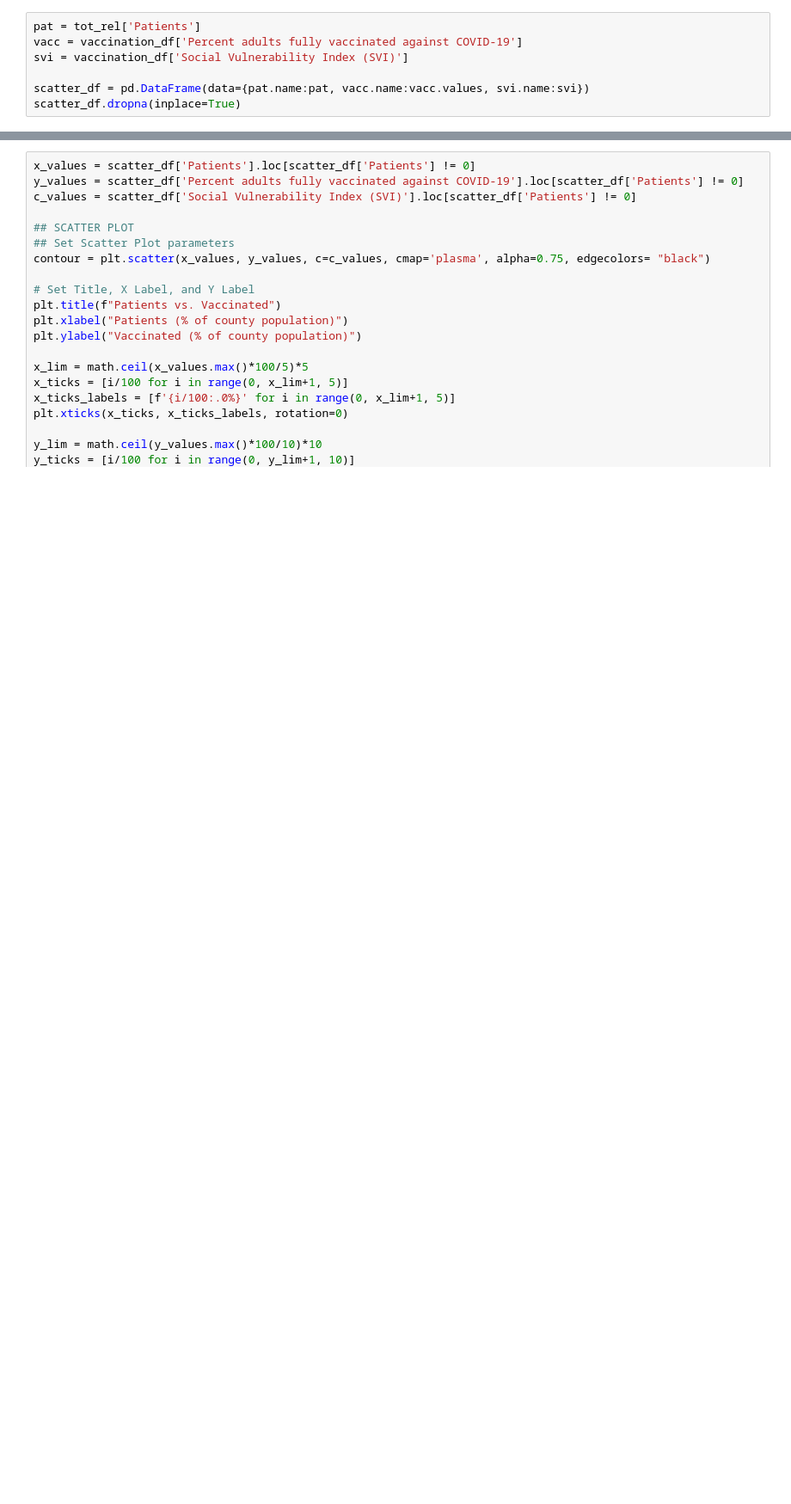
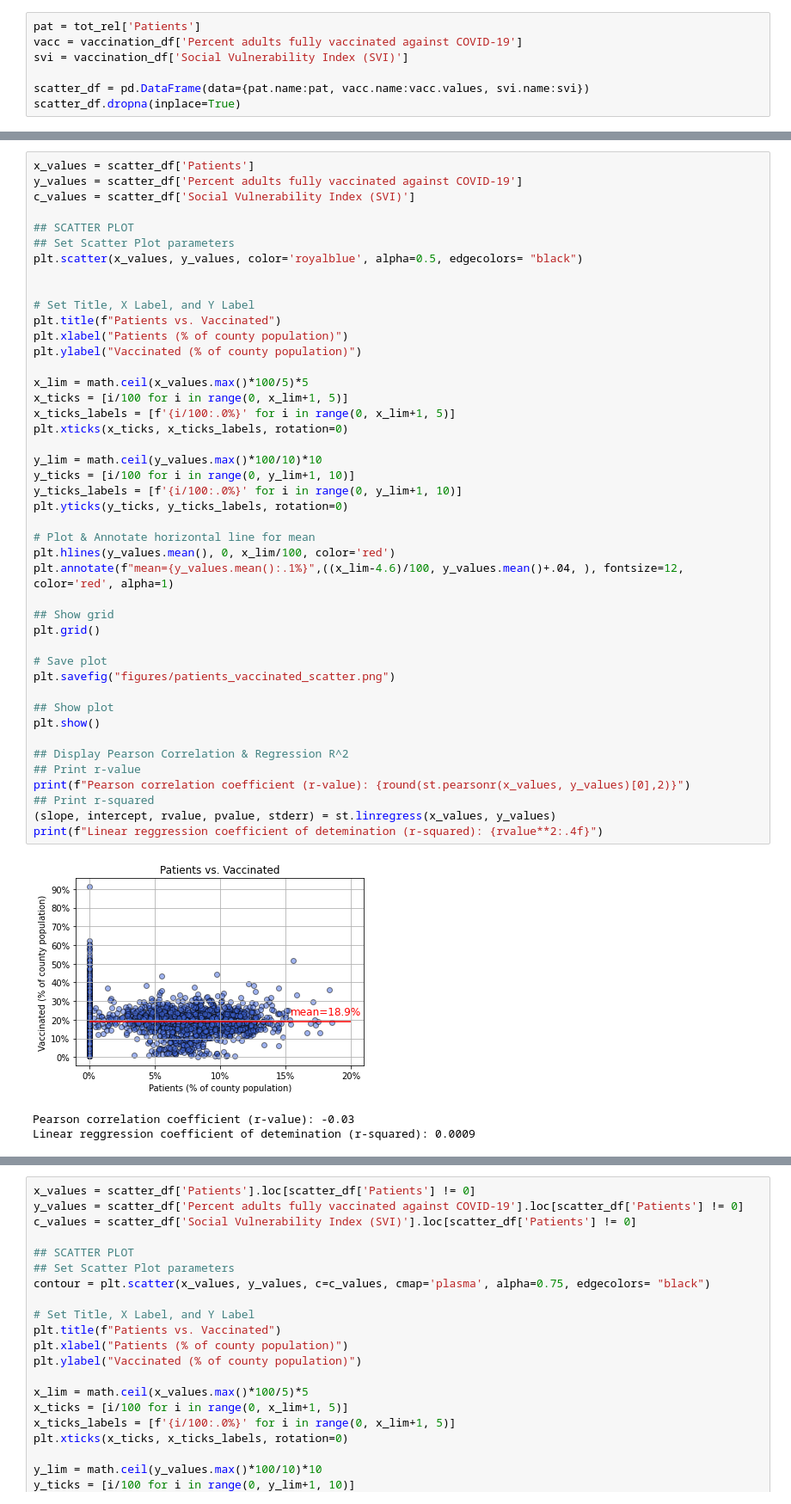
Before and after one commit to mgeffroy/P1-US-COVID-19-Vaccination-Campaign, a Jupyter notebook: P1.3_Scatter.ipynb, the cells around one changed output, grey strips where cells are left out. Shown at 86% size. Cells and saved outputs as stored; diff of their text form; blank space fills up the shorter version.

```diff
--- a/P1.3_Scatter.ipynb
+++ b/P1.3_Scatter.ipynb
@@ -344,3 +298,51 @@ Linear reggression coefficient of detemination (r-squared): 0.0009
+# %%
+x_values = scatter_df['Patients']
+y_values = scatter_df['Percent adults fully vaccinated against COVID-19']
+c_values = scatter_df['Social Vulnerability Index (SVI)']
+
+## SCATTER PLOT
+## Set Scatter Plot parameters
+plt.scatter(x_values, y_values, color='royalblue', alpha=0.5, edgecolors= "black")
+
+
+# Set Title, X Label, and Y Label
+plt.title(f"Patients vs. Vaccinated")
+plt.xlabel("Patients (% of county population)")
+plt.ylabel("Vaccinated (% of county population)")
+
+x_lim = math.ceil(x_values.max()*100/5)*5
+x_ticks = [i/100 for i in range(0, x_lim+1, 5)]
+x_ticks_labels = [f'{i/100:.0%}' for i in range(0, x_lim+1, 5)]
+plt.xticks(x_ticks, x_ticks_labels, rotation=0)
+
+y_lim = math.ceil(y_values.max()*100/10)*10
+y_ticks = [i/100 for i in range(0, y_lim+1, 10)]
+y_ticks_labels = [f'{i/100:.0%}' for i in range(0, y_lim+1, 10)]
+plt.yticks(y_ticks, y_ticks_labels, rotation=0)
+
+# Plot & Annotate horizontal line for mean
+plt.hlines(y_values.mean(), 0, x_lim/100, color='red')
+plt.annotate(f"mean={y_values.mean():.1%}",((x_lim-4.6)/100, y_values.mean()+.04, ), fontsize=12, color='red', alpha=1)
+
+## Show grid
+plt.grid()
+
+# Save plot
+plt.savefig("figures/patients_vaccinated_scatter.png")
+
+## Show plot
+plt.show()
+
+## Display Pearson Correlation & Regression R^2
+## Print r-value
+print(f"Pearson correlation coefficient (r-value): {round(st.pearsonr(x_values, y_values)[0],2)}")
+## Print r-squared
+(slope, intercept, rvalue, pvalue, stderr) = st.linregress(x_values, y_values)
+print(f"Linear reggression coefficient of detemination (r-squared): {rvalue**2:.4f}")
+# %% [output]
+[figure, added]
+Pearson correlation coefficient (r-value): -0.03
+Linear reggression coefficient of detemination (r-squared): 0.0009
 # %%
 x_values = scatter_df['Social Vulnerability Index (SVI)']
 y_values = scatter_df['Percent adults fully vaccinated against COVID-19']
```
Also changed, not shown: parts of 12 cells of this notebook, 3 other files.
